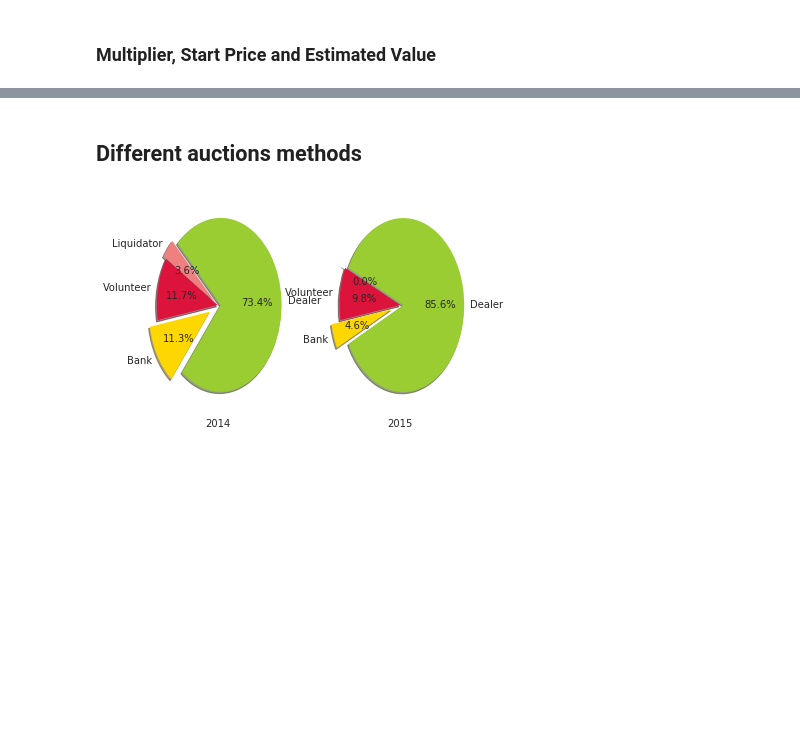
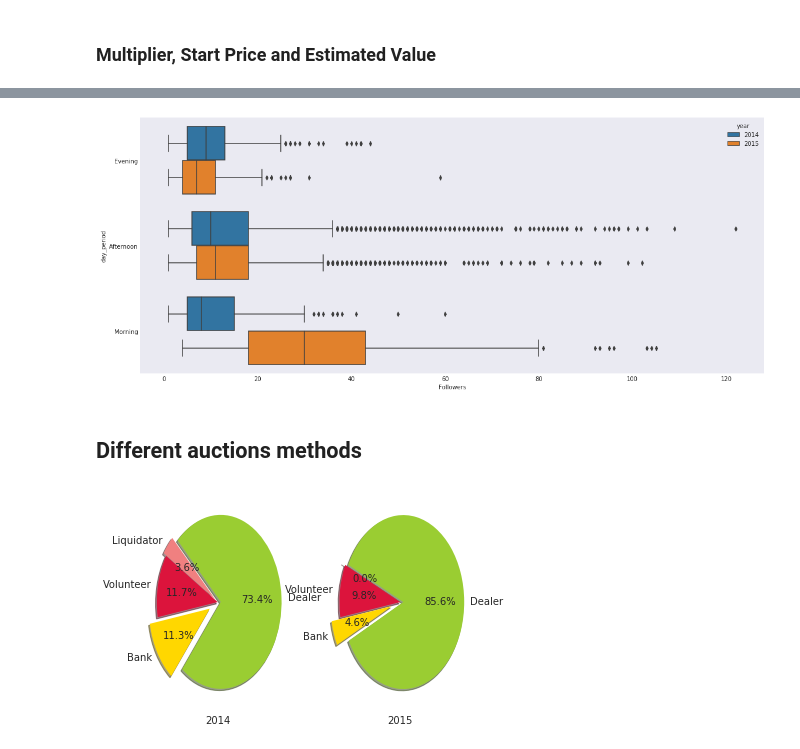
Before and after one commit to qmeeus/auction-optimiser, a Jupyter notebook: Report draft.ipynb, the cells around one changed output, grey strips where cells are left out. Saved outputs shown, nothing was run; the diff lists cells and outputs as text; code cells hidden in the pictures; blank space fills up the shorter version.

```diff
--- a/Report draft.ipynb
+++ b/Report draft.ipynb
@@ -100,3 +153,7 @@ sns.boxplot(x="log_multipl", y="day_period", hue="year", orient='h', data=data.s
+# %%
+sns.boxplot(x="Followers", y="day_period", hue="year", orient='h', data=data, ax=empty_axes((19,8)));
+# %% [output]
+[figure, added]
 # %% [markdown]
 ## Different auctions methods
 # %%
```
Also changed, not shown: parts of 14 cells of this notebook, 8 other files.
